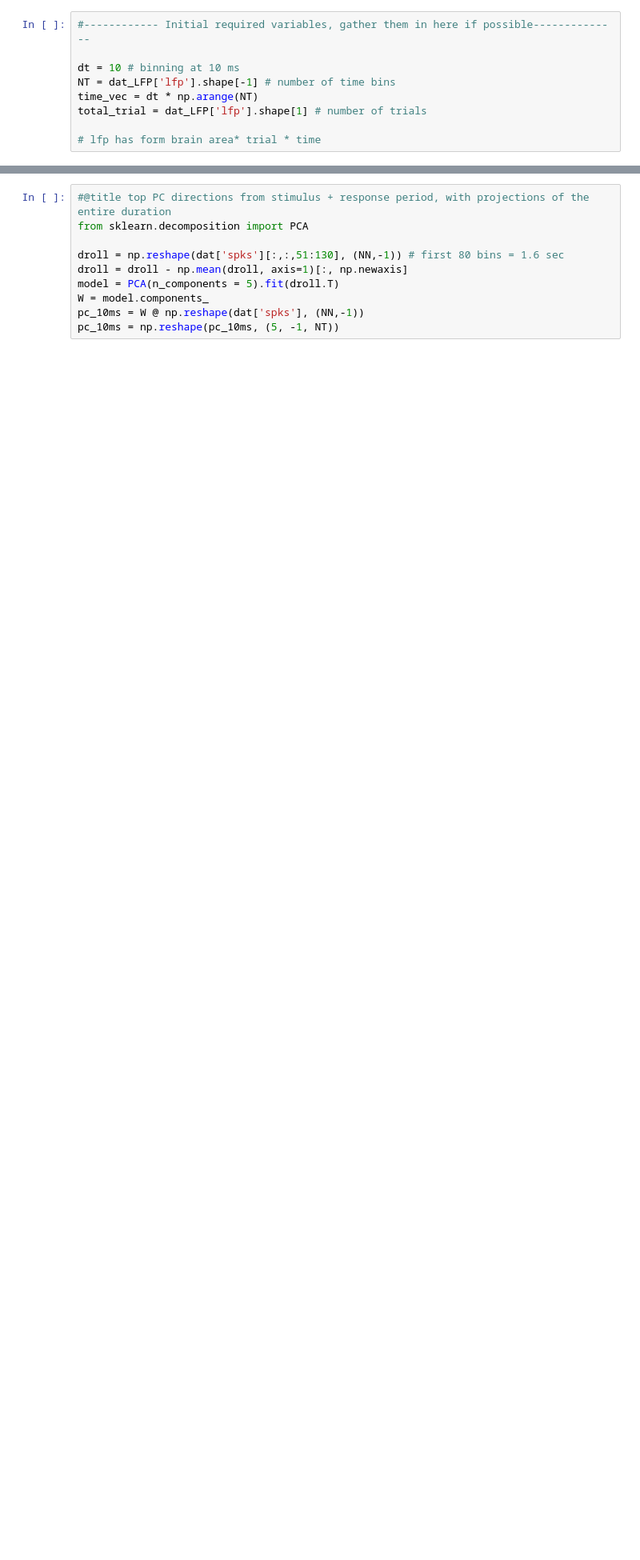
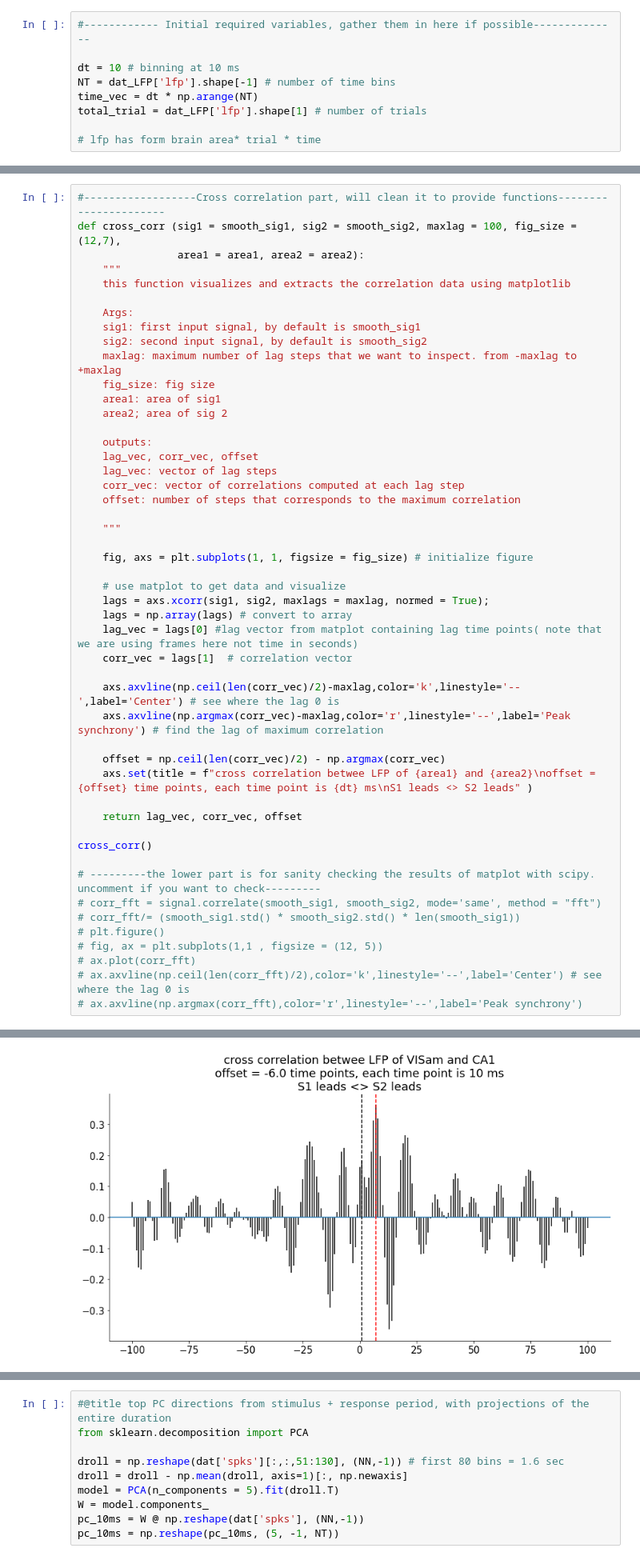
Before and after one commit to Neurocoders/AttentionProject, a Jupyter notebook: load_steinmetz_data_V2.ipynb, the cells around one changed output, grey strips where cells are left out. Shown at 80% size. Saved outputs shown, nothing was run; the diff lists cells and outputs as text; blank space fills up the shorter version.

```diff
--- a/load_steinmetz_data_V2.ipynb
+++ b/load_steinmetz_data_V2.ipynb
@@ -381,0 +369,50 @@ do you want to visualize the results of your decomposition? y/ny
+# %%
+#------------------Cross correlation part, will clean it to provide functions----------------------
+def cross_corr (sig1 = smooth_sig1, sig2 = smooth_sig2, maxlag = 100, fig_size = (12,7),
+                area1 = area1, area2 = area2):
+    """
+    this function visualizes and extracts the correlation data using matplotlib
+
+    Args:
+    sig1: first input signal, by default is smooth_sig1
+    sig2: second input signal, by default is smooth_sig2
+    maxlag: maximum number of lag steps that we want to inspect. from -maxlag to +maxlag
+    fig_size: fig size
+    area1: area of sig1
+    area2; area of sig 2
+
+    outputs:
+    lag_vec, corr_vec, offset
+    lag_vec: vector of lag steps
+    corr_vec: vector of correlations computed at each lag step
+    offset: number of steps that corresponds to the maximum correlation
+
+    """
+
+    fig, axs = plt.subplots(1, 1, figsize = fig_size) # initialize figure
+
+    # use matplot to get data and visualize
+    lags = axs.xcorr(sig1, sig2, maxlags = maxlag, normed = True);
+    lags = np.array(lags) # convert to array
+    lag_vec = lags[0] #lag vector from matplot containing lag time points( note that we are using frames here not time in seconds)
+    corr_vec = lags[1]  # correlation vector
+
+    axs.axvline(np.ceil(len(corr_vec)/2)-maxlag,color='k',linestyle='--',label='Center') # see where the lag 0 is
+    axs.axvline(np.argmax(corr_vec)-maxlag,color='r',linestyle='--',label='Peak synchrony') # find the lag of maximum correlation
+
+    offset = np.ceil(len(corr_vec)/2) - np.argmax(corr_vec)
+    axs.set(title = f"cross correlation betwee LFP of {area1} and {area2}\noffset = {offset} time points, each time point is {dt} ms\nS1 leads <> S2 leads" )
+
+    return lag_vec, corr_vec, offset
+
+cross_corr()
+
+# ---------the lower part is for sanity checking the results of matplot with scipy. uncomment if you want to check---------
+# corr_fft = signal.correlate(smooth_sig1, smooth_sig2, mode='same', method = "fft")
+# corr_fft/= (smooth_sig1.std() * smooth_sig2.std() * len(smooth_sig1))
+# plt.figure()
+# fig, ax = plt.subplots(1,1 , figsize = (12, 5))
+# ax.plot(corr_fft)
+# ax.axvline(np.ceil(len(corr_fft)/2),color='k',linestyle='--',label='Center') # see where the lag 0 is
+# ax.axvline(np.argmax(corr_fft),color='r',linestyle='--',label='Peak synchrony')
+# %% [output]
@@ -381,0 +420 @@ do you want to visualize the results of your decomposition? y/ny
+[figure, added]
```
Also changed, not shown: parts of 8 cells of this notebook.
